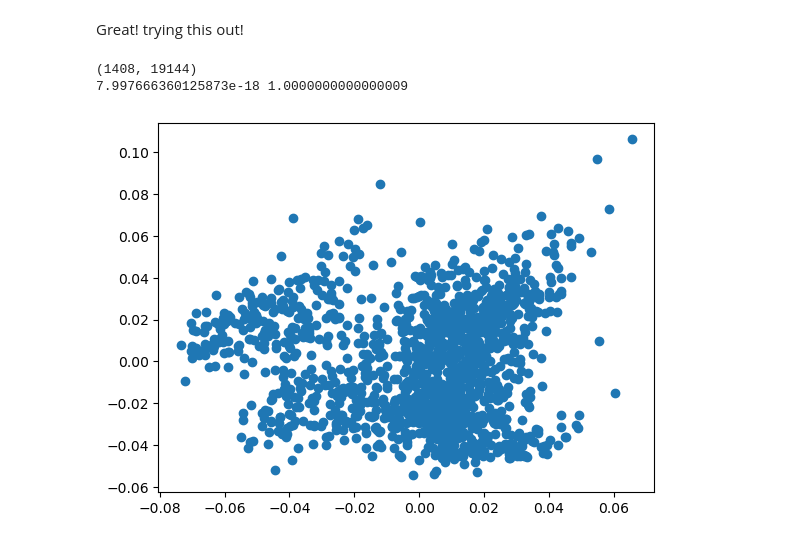
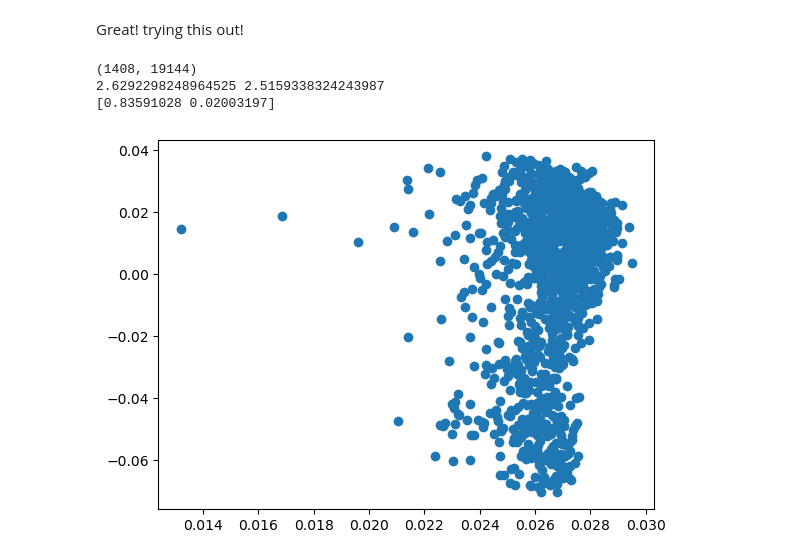
Before and after one commit to alanahmcintosh/Python_workspaces, a Jupyter notebook: Jupyter Notebook/expression_PCA.ipynb, the cells around one changed output. Cells and saved outputs as stored; diff of their text form; code cells hidden in the pictures.

```diff
--- a/Jupyter Notebook/expression_PCA.ipynb
+++ b/Jupyter Notebook/expression_PCA.ipynb
@@ -8,27 +9,36 @@ import matplotlib.pyplot as plt
 # %% [markdown]
 Great! trying this out!
 # %%
-expression = pd.read_csv('/home/alanah/Downloads/Expression_Public_22Q4.csv', index_col=0) #read in gene expression csv as a dataframe, index so it reads in row names
-#result = expression.head(10) #test to see if it read in correctly
-#print("First 10 rows of the DataFrame:")
-#print(result)
-#print(expression.iloc[[0]]) # trying the iloc function to see how it works
-column_names = list(expression.columns.values) #extracting the column names
-row_names = list(expression.index.values) #extracting rwo names
-#print(row_names)
+#####read in gene expression csv as a dataframe, index so it reads in row names
+expression = pd.read_csv('/home/alanah/Downloads/Expression_Public_22Q4.csv', index_col=0)
 
+#######extracting the column names and extracting rwo names
+column_names = list(expression.columns.values)
+row_names = list(expression.index.values)
 
-x = expression.iloc[:, ].values #index all the values from the expression datafram, not sure if this is useful
-x = StandardScaler().fit_transform(x) # normalizing the features
-print(x.shape) #whats the dimensions of the data
-print(np.mean(x),np.std(x)) #check mean and stadard deviation of normalised data
-#print(type(x))
-pca_expression = PCA(n_components=2) #make a PCA q with 2 principal components
-principalComponents_exp = pca_expression.fit_transform(np.transpose(x))
-plt.scatter(pca_expression.components_[0,:], pca_expression.components_[1,:]) # plot the PCA as a scatter plot with a component on eah axis
-plt.show() # show PCA plot
+####index all the values from the expression datafram, not sure if this is useful
+x = expression.iloc[:, ].values
+
+##### normalizing the features
+#x = StandardScaler().fit_transform(x)
+
+#####whats the dimensions of the data, check mean and stadard deviation of normalised data
+print(x.shape)
+print(np.mean(x),np.std(x))
+
+######make a PCA q with 2 principal components
+pca_expression = PCA(n_components=2)
+pca_expression.fit_transform(np.transpose(x))
+
+#### look at how much variance is explained by the PCs
+print(pca_expression.explained_variance_ratio_)
+
+######plot the PCA as a scatter plot with a component on eah axis , [0, : ] -> the fir
+plt.scatter(pca_expression.components_[0,:], pca_expression.components_[1,:])
+plt.show()
 # %% [output]
 (1408, 19144)
-7.997666360125873e-18 1.0000000000000009
+2.6292298248964525 2.5159338324243987
+[0.83591028 0.02003197]
-[figure, old version]
+[figure, new version]
 # %%
```
Also changed, not shown: parts of 8 cells of this notebook.
